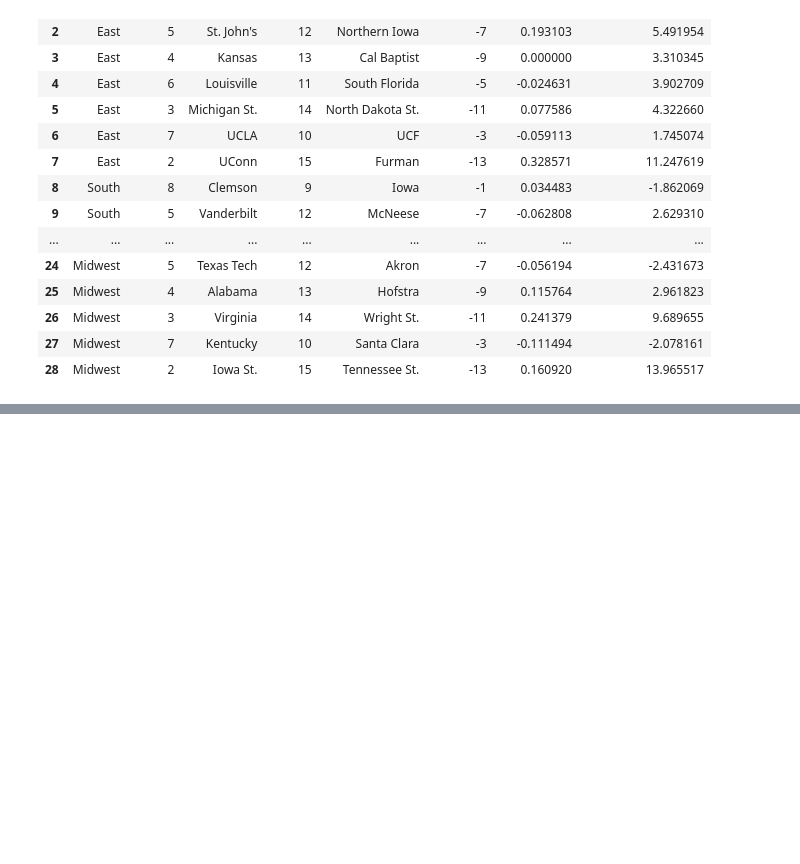
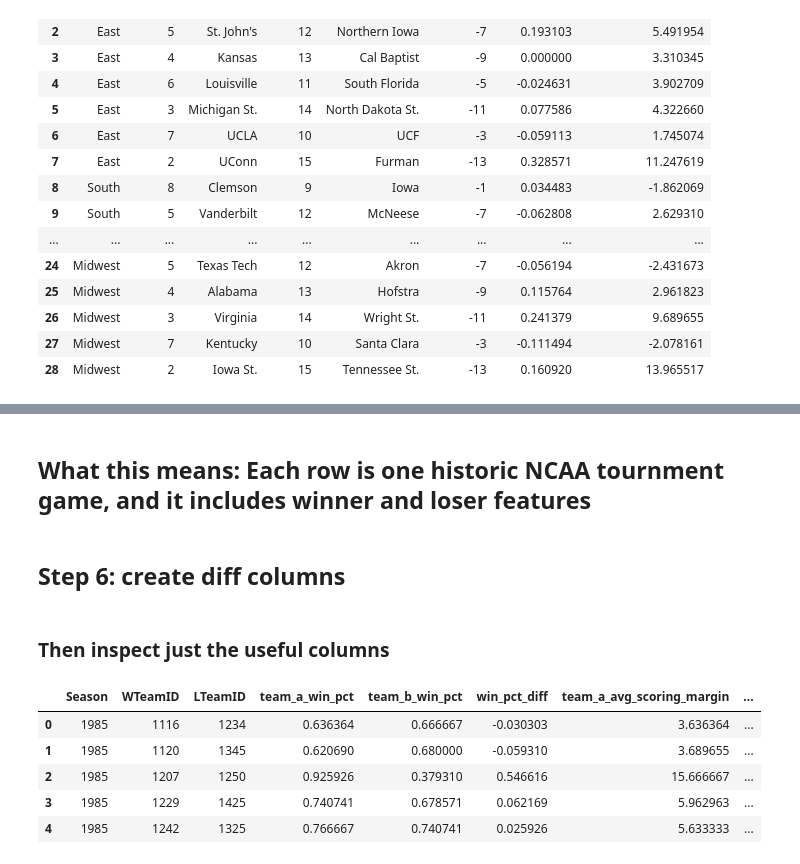
Before and after one commit to Andreachurchwell/march-madness-bracket-simulator, a Jupyter notebook: notebooks/exploration.ipynb, the cells around one changed output, grey strips where cells are left out. Drawn from its saved outputs; the diff is of its cells as text; code cells hidden in the pictures; blank space fills up the shorter version.

```diff
--- a/notebooks/exploration.ipynb
+++ b/notebooks/exploration.ipynb
@@ -1014,0 +1116,43 @@ first_round_2026
+# %% [markdown]
+## What this means: Each row is one historic NCAA tournment game, and it includes winner and loser features
+# %% [markdown]
+## Step 6: create diff columns
+# %%
+sample_with_both["win_pct_diff"] = (
+    sample_with_both["team_a_win_pct"] - sample_with_both["team_b_win_pct"]
+)
+
+sample_with_both["points_for_diff"] = (
+    sample_with_both["team_a_avg_points_for"] - sample_with_both["team_b_avg_points_for"]
+)
+
+sample_with_both["points_against_diff"] = (
+    sample_with_both["team_a_avg_points_against"] - sample_with_both["team_b_avg_points_against"]
+)
+
+sample_with_both["scoring_margin_diff"] = (
+    sample_with_both["team_a_avg_scoring_margin"] - sample_with_both["team_b_avg_scoring_margin"]
+)
+# %% [markdown]
+### Then inspect just the useful columns
+# %%
+sample_with_both[
+    [
+        "Season",
+        "WTeamID",
+        "LTeamID",
+        "team_a_win_pct",
+        "team_b_win_pct",
+        "win_pct_diff",
+        "team_a_avg_scoring_margin",
+        "team_b_avg_scoring_margin",
+        "scoring_margin_diff",
+    ]
+].head()
+# %% [output]
+|  | Season | WTeamID | LTeamID | team_a_win_pct | team_b_win_pct | win_pct_diff | team_a_avg_scoring_margin | ... |
+| 0 | 1985 | 1116 | 1234 | 0.636364 | 0.666667 | -0.030303 | 3.636364 | ... |
+| 1 | 1985 | 1120 | 1345 | 0.620690 | 0.680000 | -0.059310 | 3.689655 | ... |
+| 2 | 1985 | 1207 | 1250 | 0.925926 | 0.379310 | 0.546616 | 15.666667 | ... |
+| 3 | 1985 | 1229 | 1425 | 0.740741 | 0.678571 | 0.062169 | 5.962963 | ... |
+| 4 | 1985 | 1242 | 1325 | 0.766667 | 0.740741 | 0.025926 | 5.633333 | ... |
```
Also changed, not shown: parts of 34 cells of this notebook, 1 other file.
